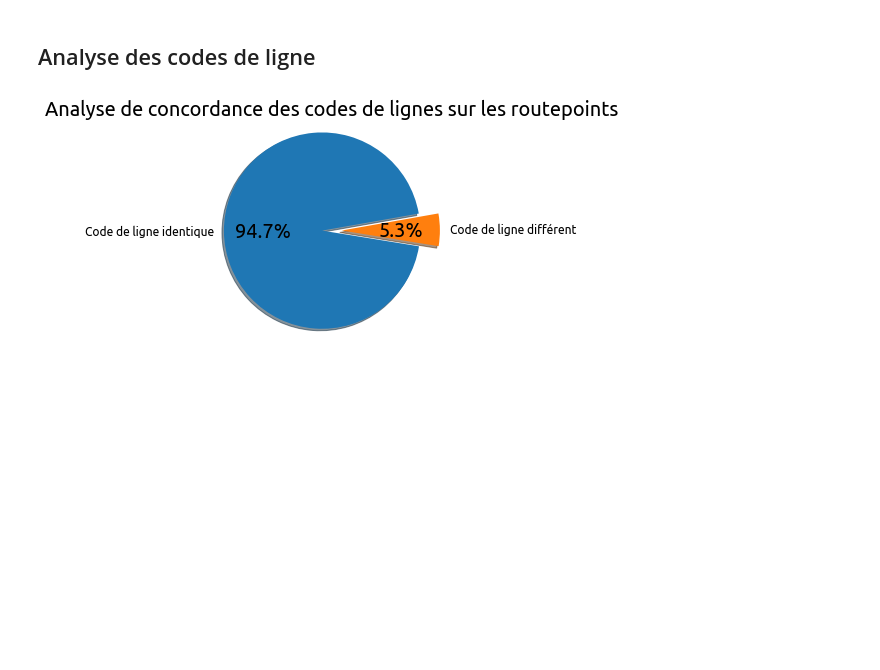
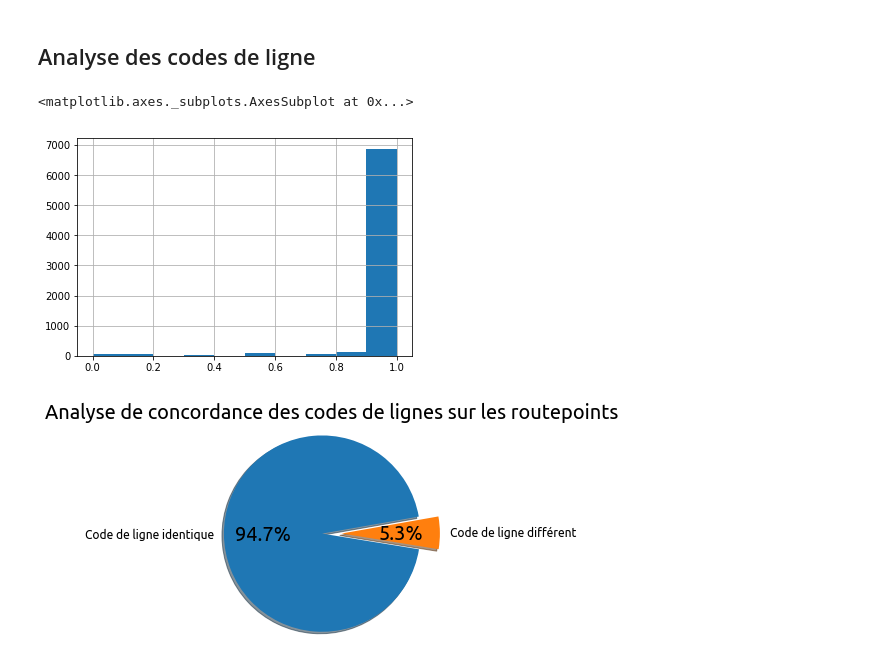
Before and after one commit to Jungle-Bus/ref-fr-STIF, a Jupyter notebook: audit_routepoints/idf_audit_quali.ipynb, the cells around one changed output. Saved outputs shown, nothing was run; the diff lists cells and outputs as text; code cells hidden in the pictures; blank space fills up the shorter version.

Commit message:
audit routepoints - quali - clean up

```diff
--- a/audit_routepoints/idf_audit_quali.ipynb
+++ b/audit_routepoints/idf_audit_quali.ipynb
@@ -105,10 +103,13 @@ Nombre total de parcours en utilisant les destinations pour les séparer des lig
 # %%
 # différences sur les codes de ligne
 quali_routepoints_filtered['line_code_confidence'] = quali_routepoints_filtered[['osm_code','gtfs_route_short_name']].apply(lambda x: compute_similarity(*x), axis=1)
 quali_routepoints_filtered["line_code_confidence_rounded"] = quali_routepoints_filtered["line_code_confidence"].round(1) * 100
 
 # quali_routepoints_and_line_volume
-# quali_routepoints_filtered['line_code_confidence'].hist()
+quali_routepoints_filtered['line_code_confidence'].hist()
+# %% [output]
+<matplotlib.axes._subplots.AxesSubplot at 0x...>
+[figure, added]
 # %%
 routepoints_count_total = quali_routepoints_filtered.shape[0]
 routepoints_count_with_perfect_line_mapping = quali_routepoints_filtered[quali_routepoints_filtered["line_code_confidence_rounded"] == 100].shape[0]
```
Also changed, not shown: parts of 5 cells of this notebook, 5 other files.
